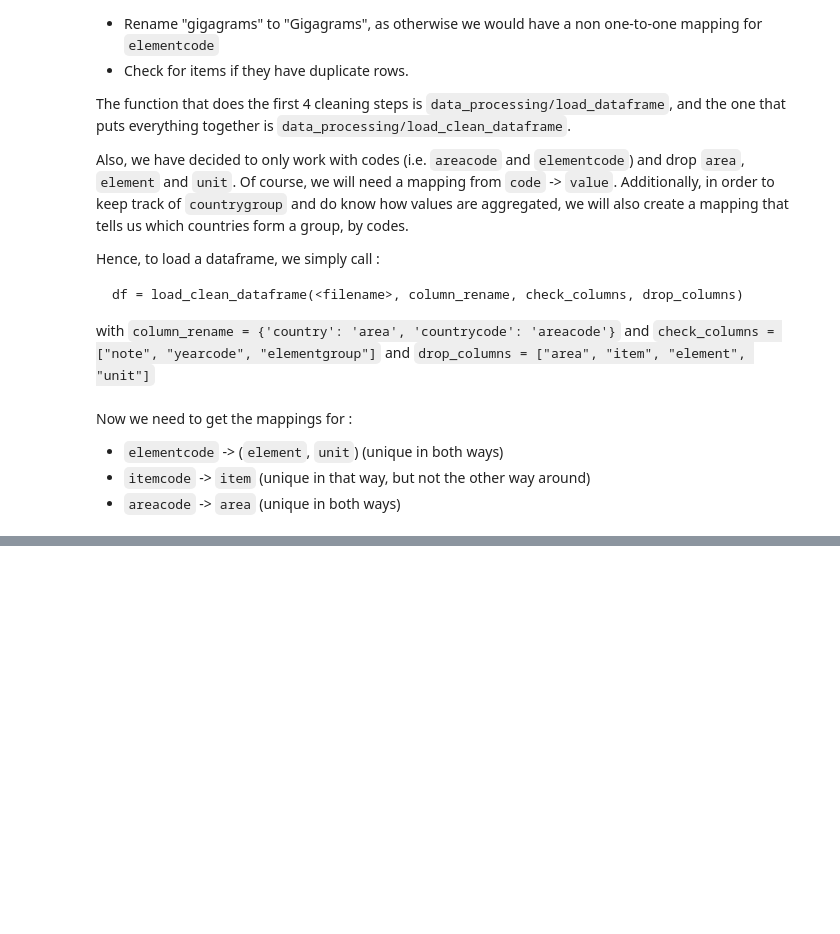
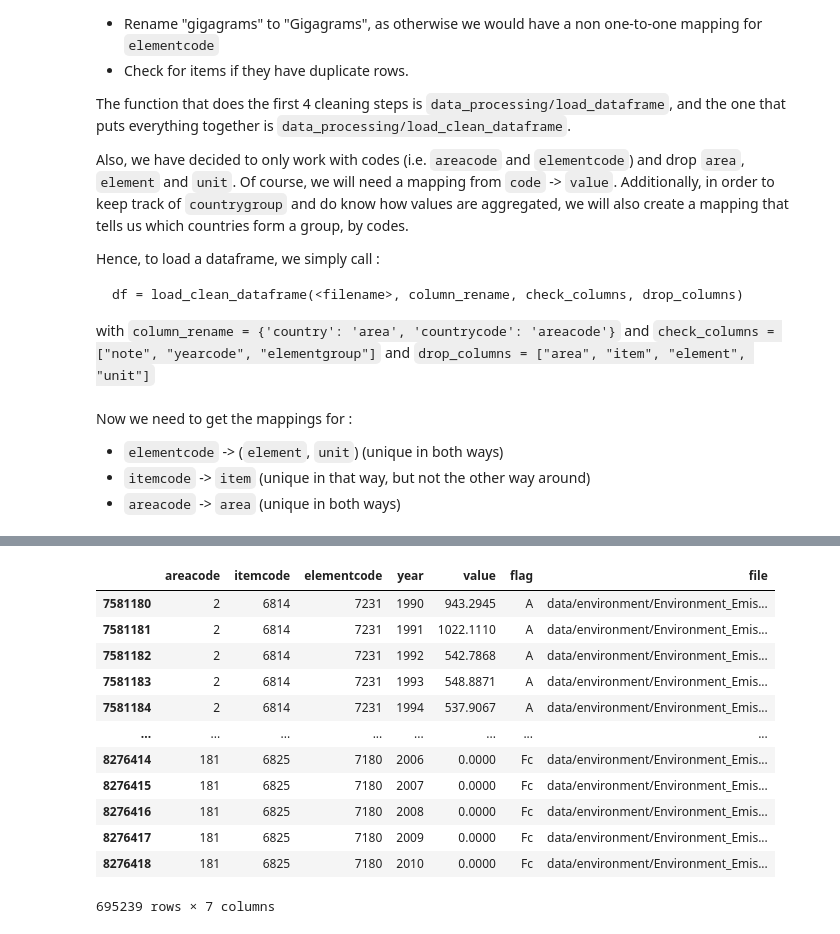
Before and after one commit to ChatPerche/ADA_Project, a Jupyter notebook: Milestone_2.ipynb, the cells around one changed output, grey strips where cells are left out. Saved outputs shown, nothing was run; the diff lists cells and outputs as text; code cells hidden in the pictures; blank space fills up the shorter version.

```diff
--- a/Milestone_2.ipynb
+++ b/Milestone_2.ipynb
@@ -458,0 +461,18 @@ country_groups = get_country_groups("data/country_groups.csv")
+# %%
+from data_processing import load_clean_dataframe
+def load_all_df_with_schema(files, schema):
+    dfs = []
+    for f in csv_files:
+        df = load_clean_dataframe(f, column_rename, check_columns, drop_columns) # Load the DF
+        if all(x in schema for x in df.columns):  # Check if schema corresponds
+            df = df.assign(file=f)
+            dfs.append(df)
+    df = pd.concat(dfs).reset_index(drop=True)
+    shape = df.shape[0]
+
+    to_keep = df.drop(columns=['file']).drop_duplicates().index # Drop all duplicated row, after removing `file`
+    df = df.loc[to_keep].reset_index(drop=True)
+    print(f"Dropped {shape - df.shape[0]} duplicate rows")
+    return df
+# %%
+df = load_all_df_with_schema(csv_files, ['area', 'areacode', 'element', 'elementcode', 'flag', 'item', 'itemcode', 'unit', 'value', 'year'])
@@ -458,0 +494,3 @@ country_groups = get_country_groups("data/country_groups.csv")
+# %%
+group_codes = set(country_groups.keys())
+df = df[~df.areacode.isin(group_codes)]#.reset_index(drop=True)  # Drop all country groups
@@ -458,0 +528,5 @@ country_groups = get_country_groups("data/country_groups.csv")
+# %%
+indexed = df.set_index(['areacode', 'itemcode', 'elementcode', 'year']) # Set the index to what what should be unique
+duplicated_1 = indexed.index.duplicated(keep='first')  # Take the first duplicate
+duplicated_2 = indexed.index.duplicated(keep='last')  # Take the second one
+joined = indexed.loc[duplicated_1].join(indexed.loc[duplicated_2], rsuffix='_2')  # Join on the index to have both values and indices
@@ -458,0 +624,16 @@ country_groups = get_country_groups("data/country_groups.csv")
+# %%
+df[df.file == "data/environment/Environment_Emissions_by_Sector_E_All_Data_(Normalized).csv"]
+# %% [output]
+|  | areacode | itemcode | elementcode | year | value | flag | file |
+| 7581180 | 2 | 6814 | 7231 | 1990 | 943.2945 | A | data/environment/Environment_Emis... |
+| 7581181 | 2 | 6814 | 7231 | 1991 | 1022.1110 | A | data/environment/Environment_Emis... |
+| 7581182 | 2 | 6814 | 7231 | 1992 | 542.7868 | A | data/environment/Environment_Emis... |
+| 7581183 | 2 | 6814 | 7231 | 1993 | 548.8871 | A | data/environment/Environment_Emis... |
+| 7581184 | 2 | 6814 | 7231 | 1994 | 537.9067 | A | data/environment/Environment_Emis... |
+| ... | ... | ... | ... | ... | ... | ... | ... |
+| 8276414 | 181 | 6825 | 7180 | 2006 | 0.0000 | Fc | data/environment/Environment_Emis... |
+| 8276415 | 181 | 6825 | 7180 | 2007 | 0.0000 | Fc | data/environment/Environment_Emis... |
+| 8276416 | 181 | 6825 | 7180 | 2008 | 0.0000 | Fc | data/environment/Environment_Emis... |
+| 8276417 | 181 | 6825 | 7180 | 2009 | 0.0000 | Fc | data/environment/Environment_Emis... |
+| 8276418 | 181 | 6825 | 7180 | 2010 | 0.0000 | Fc | data/environment/Environment_Emis... |
+695239 rows × 7 columns
```
Also changed, not shown: parts of 34 cells of this notebook, 2 other files.
